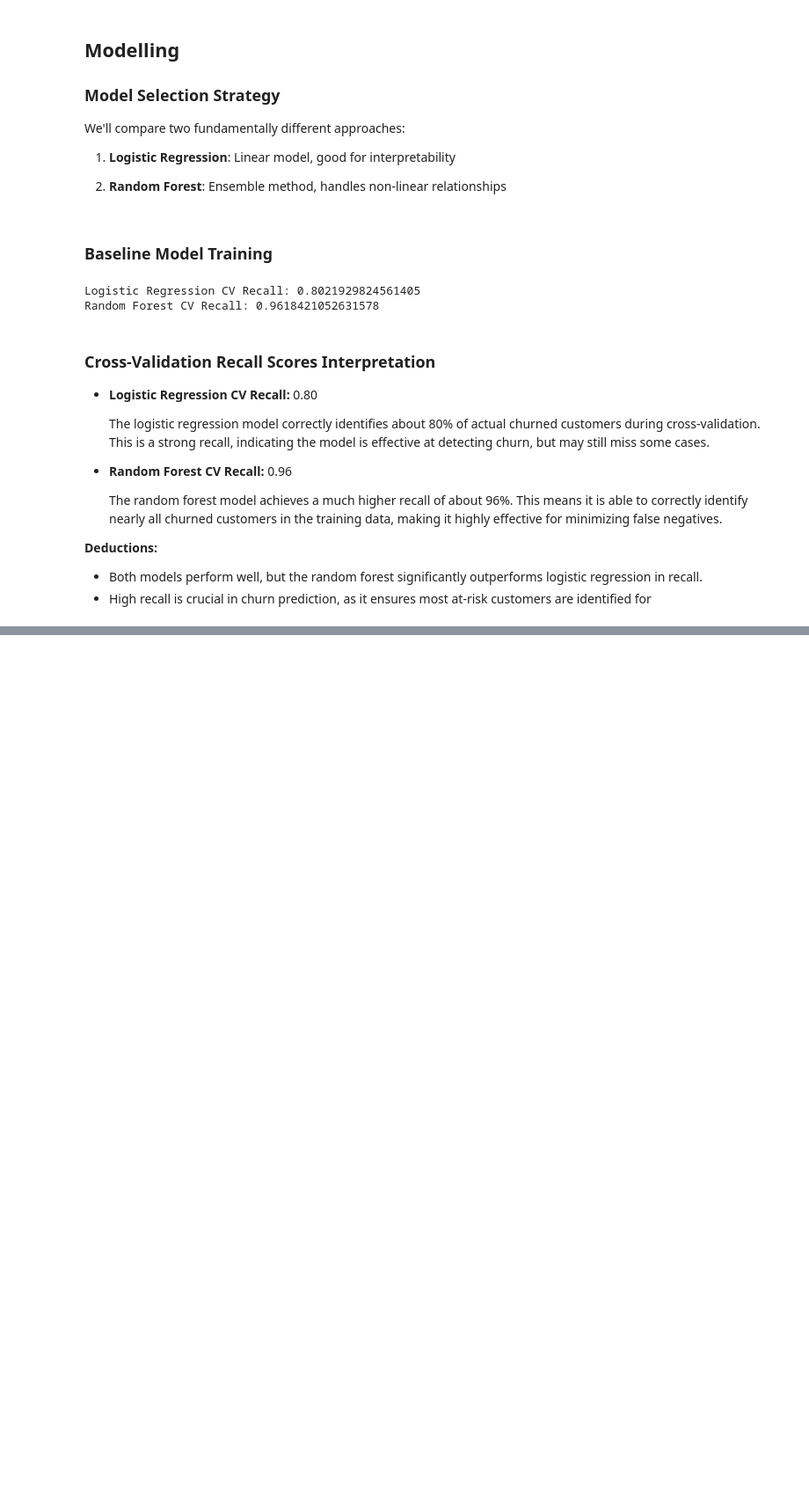
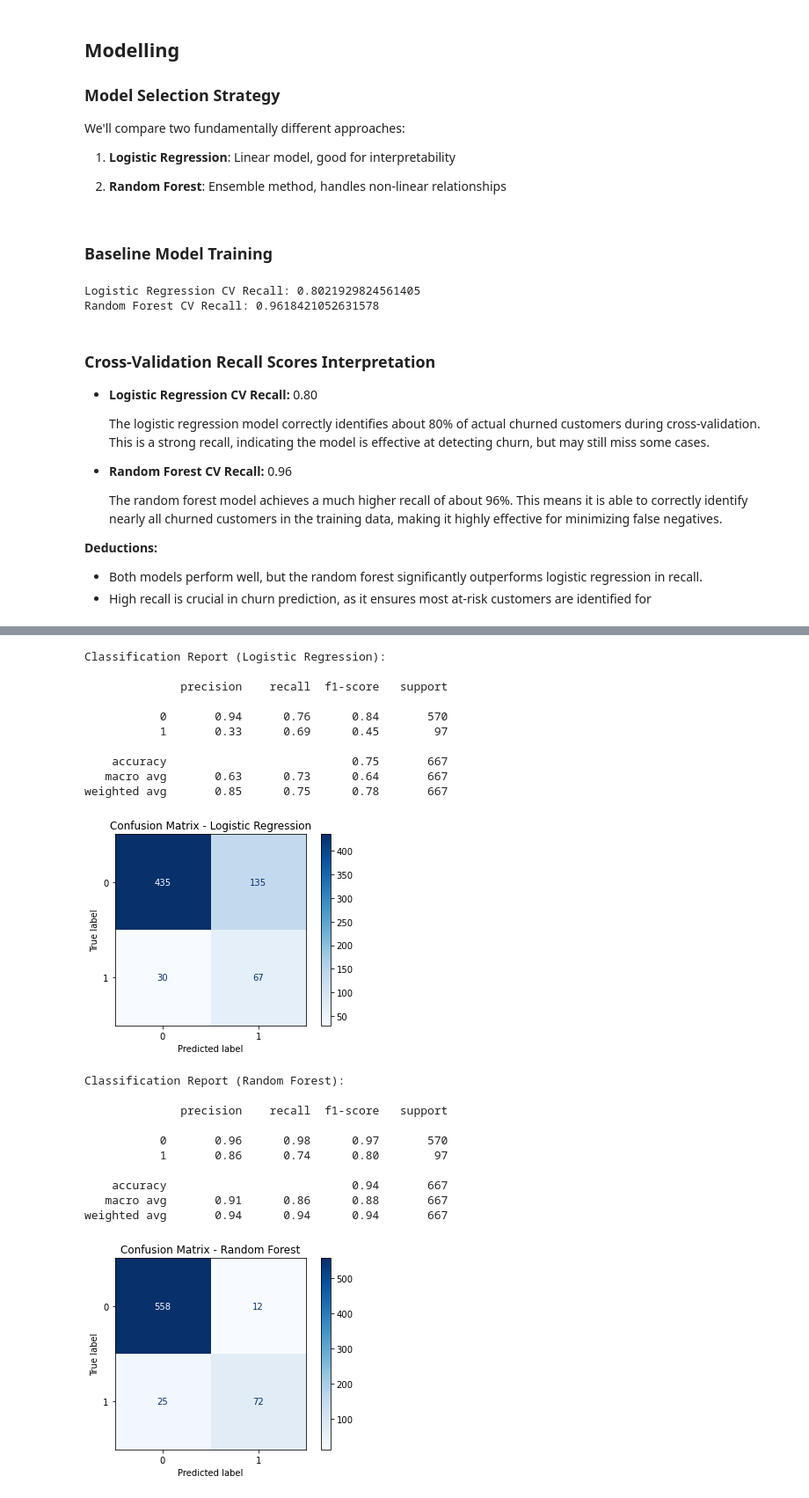
Before and after one commit to KweyuV/Customer-Churn-Prediction, a Jupyter notebook: Customer-Churn-Prediction.ipynb, the cells around one changed output, grey strips where cells are left out. Shown at 88% size. Drawn from its saved outputs; the diff is of its cells as text; code cells hidden in the pictures; blank space fills up the shorter version.

Commit message:
hyperparameter tuning, evaluation on performance metrics, ROC curve comparison, feature importance analysis, conclusions, recommendations

```diff
--- a/Customer-Churn-Prediction.ipynb
+++ b/Customer-Churn-Prediction.ipynb
@@ -458,8 +469,8 @@ The parameters tuned include the number of trees (`n_estimators`), tree depth (`
 # %%
 # Random Forest parameter grid
 param_grid = {
-    'n_estimators': [100, 200],
-    'max_depth': [10, 20, None],
+    'n_estimators': [200, 300, 400],
+    'max_depth': [20, 30, None],
     'min_samples_split': [2, 5],
     'min_samples_leaf': [1, 2]
 }
@@ -505,0 +537,45 @@ The hyperparameter tuning process has produced a random forest model that is hig
+# %%
+def evaluate_model(model, X_test, y_test, model_name):
+    # Preprocess test data
+    X_test_processed = preprocessor.transform(X_test)
+
+    # Generate predictions
+    y_pred = model.predict(X_test_processed)
+
+    # Classification report
+    print(f"Classification Report ({model_name}):\n")
+    print(classification_report (y_test, y_pred))
+
+    # Confusion matrix
+    cm = confusion_matrix (y_test, y_pred)
+    disp = ConfusionMatrixDisplay (confusion_matrix=cm)
+    disp.plot(cmap='Blues')
+    plt.title(f'Confusion Matrix - {model_name}')
+    plt.show()
+
+# Evaluate models
+evaluate_model(logreg, X_test, y_test, "Logistic Regression")
+evaluate_model(best_rf, X_test, y_test, "Random Forest")
+# %% [output]
+Classification Report (Logistic Regression):
+
+              precision    recall  f1-score   support
+
+           0       0.94      0.76      0.84       570
+           1       0.33      0.69      0.45        97
+
+    accuracy                           0.75       667
+   macro avg       0.63      0.73      0.64       667
+weighted avg       0.85      0.75      0.78       667
+[figure, added]
+Classification Report (Random Forest):
+
+              precision    recall  f1-score   support
+
+           0       0.96      0.98      0.97       570
+           1       0.86      0.74      0.80        97
+
+    accuracy                           0.94       667
+   macro avg       0.91      0.86      0.88       667
+weighted avg       0.94      0.94      0.94       667
+[figure, added]
```
Also changed, not shown: parts of 19 cells of this notebook.
